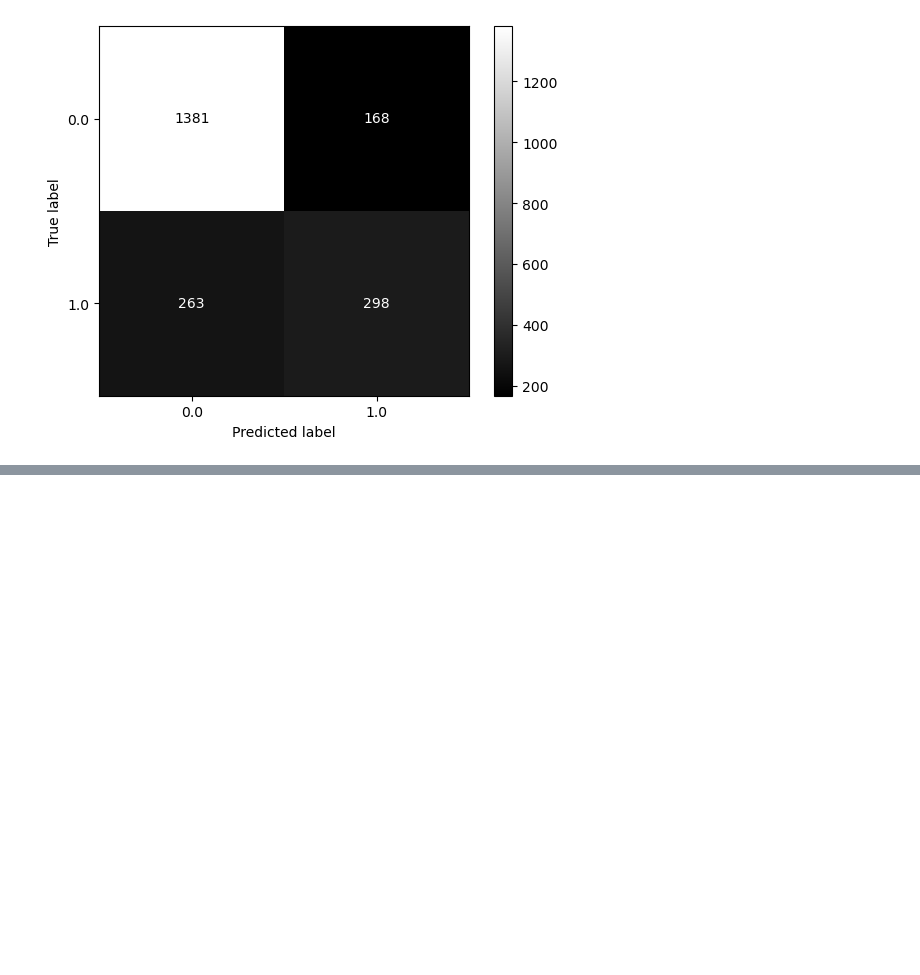
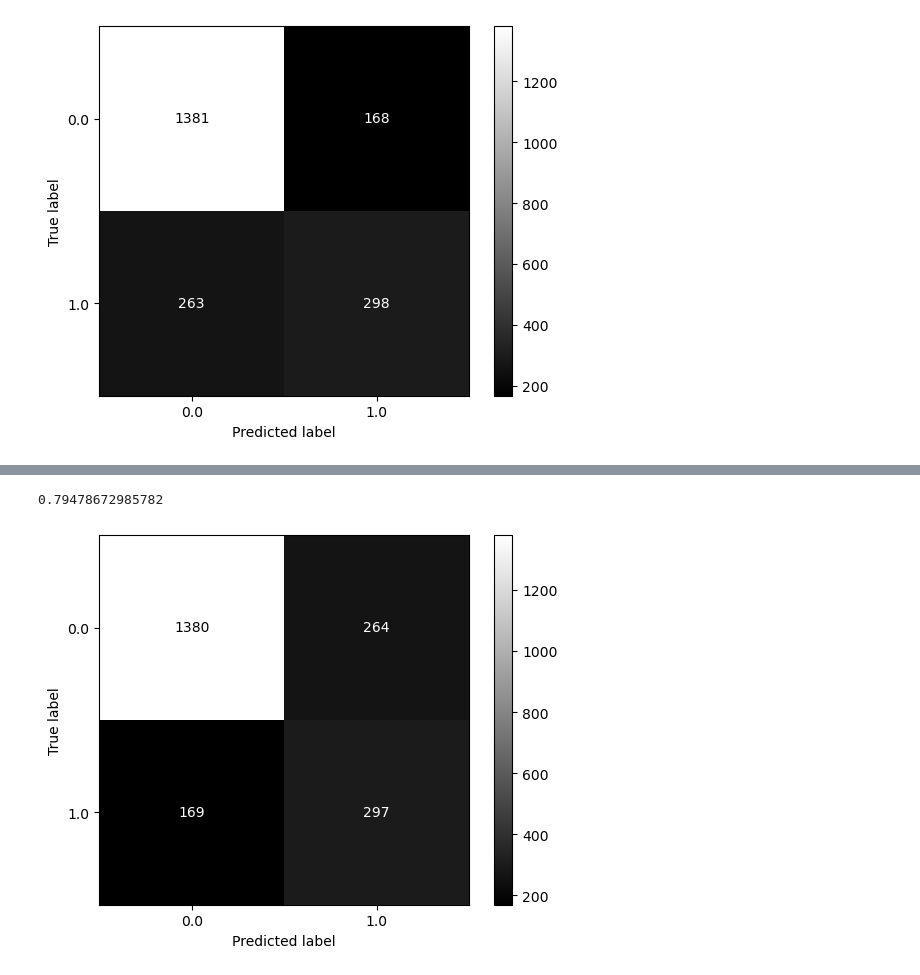
Before and after one commit to fenilenvinileno97/logistic_reg, a Jupyter notebook: 2-churn_prediction.ipynb, the cells around one changed output, grey strips where cells are left out. Cells and saved outputs as stored; diff of their text form; code cells hidden in the pictures; blank space fills up the shorter version.

```diff
--- a/2-churn_prediction.ipynb
+++ b/2-churn_prediction.ipynb
@@ -301,0 +380,13 @@ plt.show()
+# %%
+lasso = LogisticRegression(max_iter=10000, penalty="l1", solver="saga", C=1)
+lasso.fit(X_train, y_train)
+lasso.score(X_test, y_test)
+# %% [output]
+0.79478672985782
+# %%
+cm_l1 = confusion_matrix(lasso.predict(X_test), y_test)
+disp_l1 = ConfusionMatrixDisplay(confusion_matrix=cm_l1, display_labels=lasso.classes_)
+disp_l1.plot(cmap="gray")
+plt.show()
+# %% [output]
+[figure, added]
```
Also changed, not shown: parts of 18 cells of this notebook, 2 other files.
